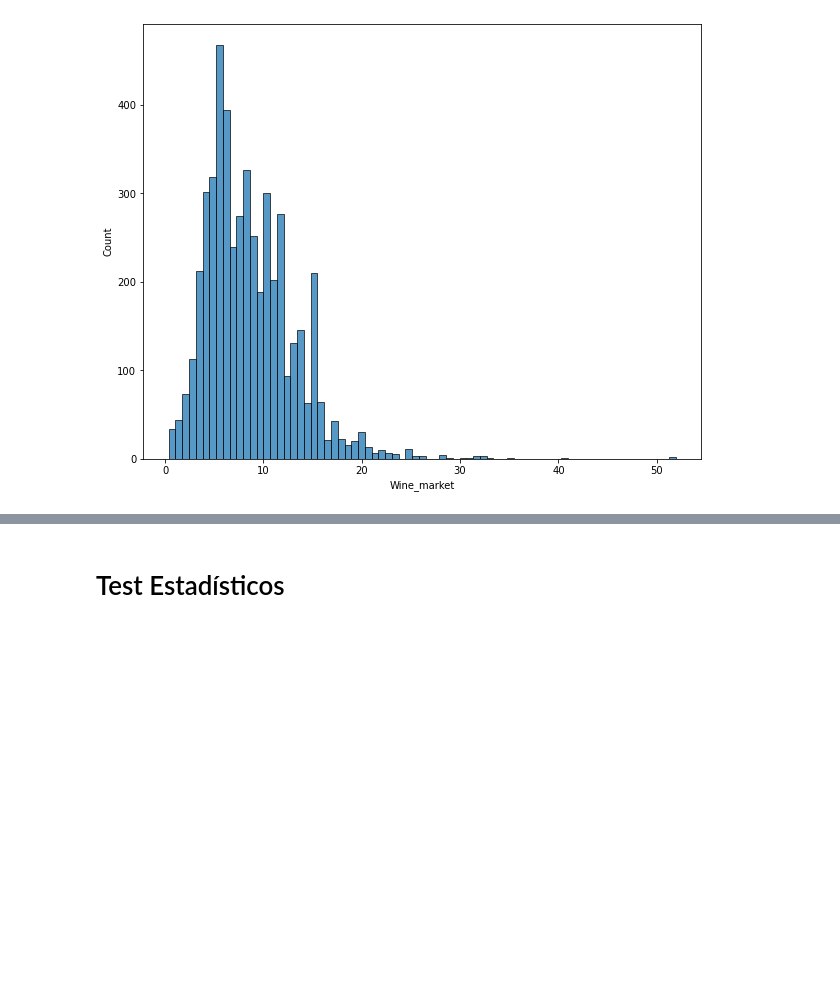
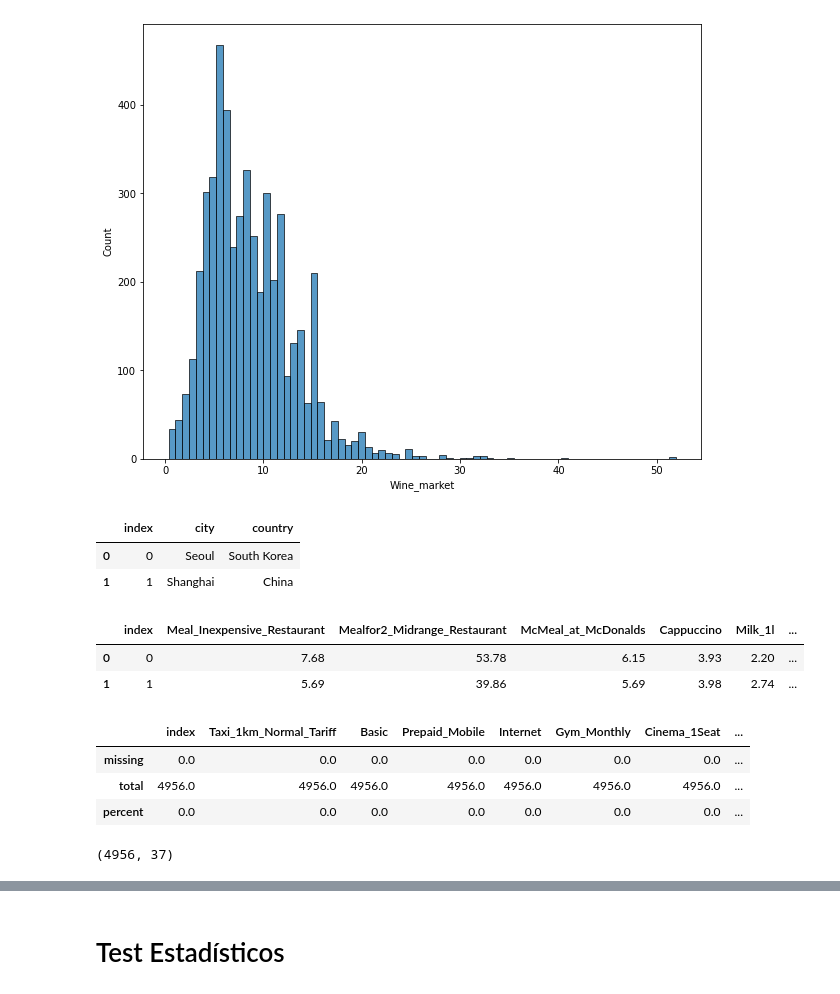
Before and after one commit to Adalab/promo-d-da-modulo1-sprint2-Paloma_Paula_Iris, a Jupyter notebook: regresion_lineal/1_intro_eda+2_test_estadisticos.ipynb, the cells around one changed output, grey strips where cells are left out. Saved outputs shown, nothing was run; the diff lists cells and outputs as text; code cells hidden in the pictures; blank space fills up the shorter version.

```diff
--- a/regresion_lineal/1_intro_eda+2_test_estadisticos.ipynb
+++ b/regresion_lineal/1_intro_eda+2_test_estadisticos.ipynb
@@ -343,3 +343,19 @@ sns.histplot(numericas_trans['Wine_market'])
 # %% [output]
 <AxesSubplot:xlabel='Wine_market', ylabel='Count'>
 [figure]
+# %%
+categoricas = df.select_dtypes(include = 'object')
+# %%
+categoricas = categoricas.reset_index()
+categoricas.head(2)
+# %% [output]
+|  | index | city | country |
+| 0 | 0 | Seoul | South Korea |
+| 1 | 1 | Shanghai | China |
+# %%
+numericas_trans = numericas_trans.reset_index()
+numericas.head(2)
+# %% [output]
+|  | index | Meal_Inexpensive_Restaurant | Mealfor2_Midrange_Restaurant | McMeal_at_McDonalds | Cappuccino | Milk_1l | ... |
+| 0 | 0 | 7.68 | 53.78 | 6.15 | 3.93 | 2.20 | ... |
+| 1 | 1 | 5.69 | 39.86 | 5.69 | 3.98 | 2.74 | ... |
@@ -345,0 +364,11 @@ sns.histplot(numericas_trans['Wine_market'])
+# %%
+df_final.stb.missing().T
+# %% [output]
+|  | index | Taxi_1km_Normal_Tariff | Basic | Prepaid_Mobile | Internet | Gym_Monthly | Cinema_1Seat | ... |
+| missing | 0.0 | 0.0 | 0.0 | 0.0 | 0.0 | 0.0 | 0.0 | ... |
+| total | 4956.0 | 4956.0 | 4956.0 | 4956.0 | 4956.0 | 4956.0 | 4956.0 | ... |
+| percent | 0.0 | 0.0 | 0.0 | 0.0 | 0.0 | 0.0 | 0.0 | ... |
+# %%
+df_final.shape
+# %% [output]
+(4956, 37)
```
Also changed, not shown: parts of 14 cells of this notebook, 1 other file.
